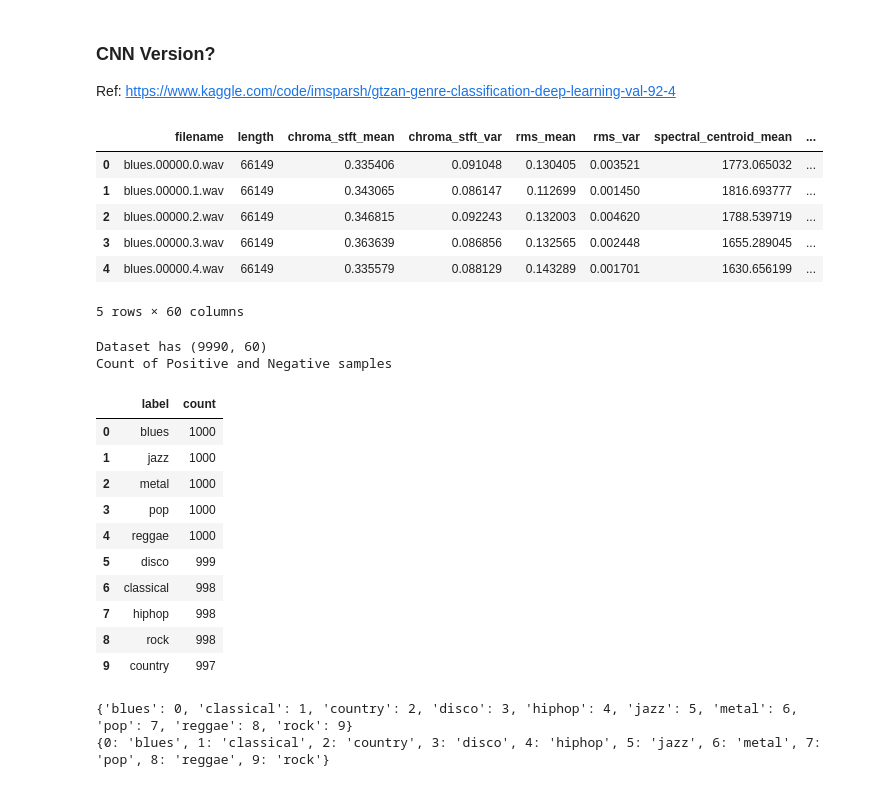
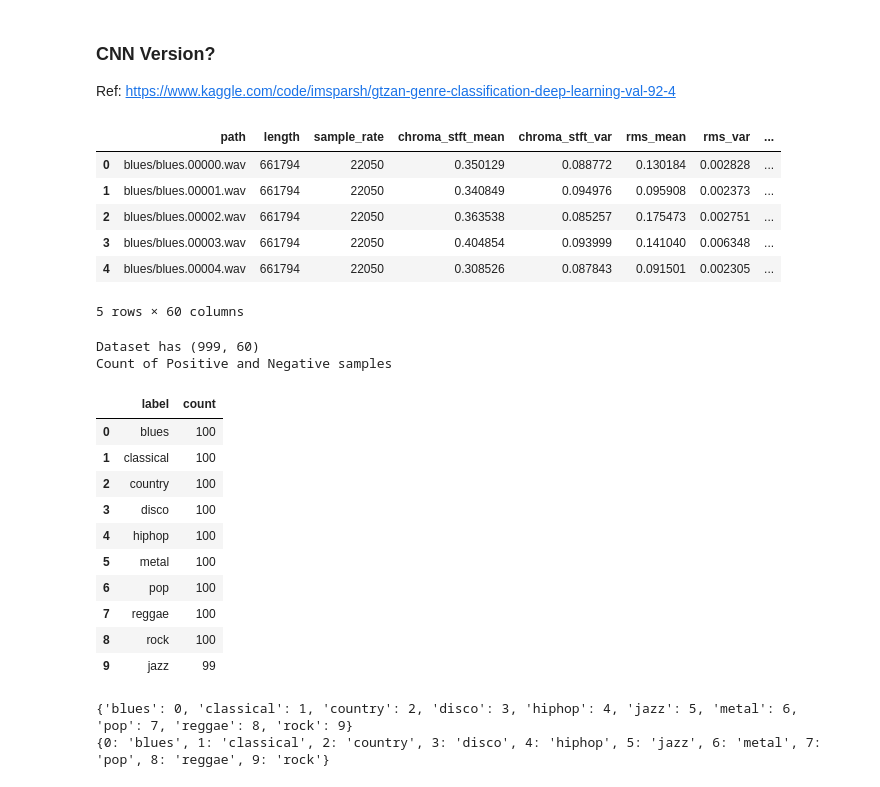
Before and after one commit to diego-nst/BongcayaoTanalgo_ISCS30.63, a Jupyter notebook: project-ver2.ipynb, the cells around one changed output. Saved outputs shown, nothing was run; the diff lists cells and outputs as text; code cells hidden in the pictures.

```diff
--- a/project-ver2.ipynb
+++ b/project-ver2.ipynb
@@ -540,34 +540,34 @@ import librosa.display as lplt
 seed = 12
 np.random.seed(seed)
 # %%
-df = pd.read_csv(f'{general_path}/extracted-features/features_3_sec.csv')
+df = pd.read_csv(f'{general_path}/extracted-features/features.csv')
 df.head()
 # %% [output]
-|  | filename | length | chroma_stft_mean | chroma_stft_var | rms_mean | rms_var | spectral_centroid_mean | ... |
-| 0 | blues.00000.0.wav | 66149 | 0.335406 | 0.091048 | 0.130405 | 0.003521 | 1773.065032 | ... |
-| 1 | blues.00000.1.wav | 66149 | 0.343065 | 0.086147 | 0.112699 | 0.001450 | 1816.693777 | ... |
-| 2 | blues.00000.2.wav | 66149 | 0.346815 | 0.092243 | 0.132003 | 0.004620 | 1788.539719 | ... |
-| 3 | blues.00000.3.wav | 66149 | 0.363639 | 0.086856 | 0.132565 | 0.002448 | 1655.289045 | ... |
-| 4 | blues.00000.4.wav | 66149 | 0.335579 | 0.088129 | 0.143289 | 0.001701 | 1630.656199 | ... |
+|  | path | length | sample_rate | chroma_stft_mean | chroma_stft_var | rms_mean | rms_var | ... |
+| 0 | blues/blues.00000.wav | 661794 | 22050 | 0.350129 | 0.088772 | 0.130184 | 0.002828 | ... |
+| 1 | blues/blues.00001.wav | 661794 | 22050 | 0.340849 | 0.094976 | 0.095908 | 0.002373 | ... |
+| 2 | blues/blues.00002.wav | 661794 | 22050 | 0.363538 | 0.085257 | 0.175473 | 0.002751 | ... |
+| 3 | blues/blues.00003.wav | 661794 | 22050 | 0.404854 | 0.093999 | 0.141040 | 0.006348 | ... |
+| 4 | blues/blues.00004.wav | 661794 | 22050 | 0.308526 | 0.087843 | 0.091501 | 0.002305 | ... |
 5 rows × 60 columns
 # %%
 print("Dataset has",df.shape)
 print("Count of Positive and Negative samples")
 df.label.value_counts().reset_index()
 # %% [output]
-Dataset has (9990, 60)
+Dataset has (999, 60)
 Count of Positive and Negative samples
 |  | label | count |
-| 0 | blues | 1000 |
-| 1 | jazz | 1000 |
-| 2 | metal | 1000 |
-| 3 | pop | 1000 |
-| 4 | reggae | 1000 |
-| 5 | disco | 999 |
-| 6 | classical | 998 |
-| 7 | hiphop | 998 |
-| 8 | rock | 998 |
-| 9 | country | 997 |
+| 0 | blues | 100 |
+| 1 | classical | 100 |
+| 2 | country | 100 |
+| 3 | disco | 100 |
+| 4 | hiphop | 100 |
+| 5 | metal | 100 |
+| 6 | pop | 100 |
+| 7 | reggae | 100 |
+| 8 | rock | 100 |
+| 9 | jazz | 99 |
 # %%
 # map labels to index
 label_index = dict()
```
Also changed, not shown: parts of 18 cells of this notebook, 1 other file.
